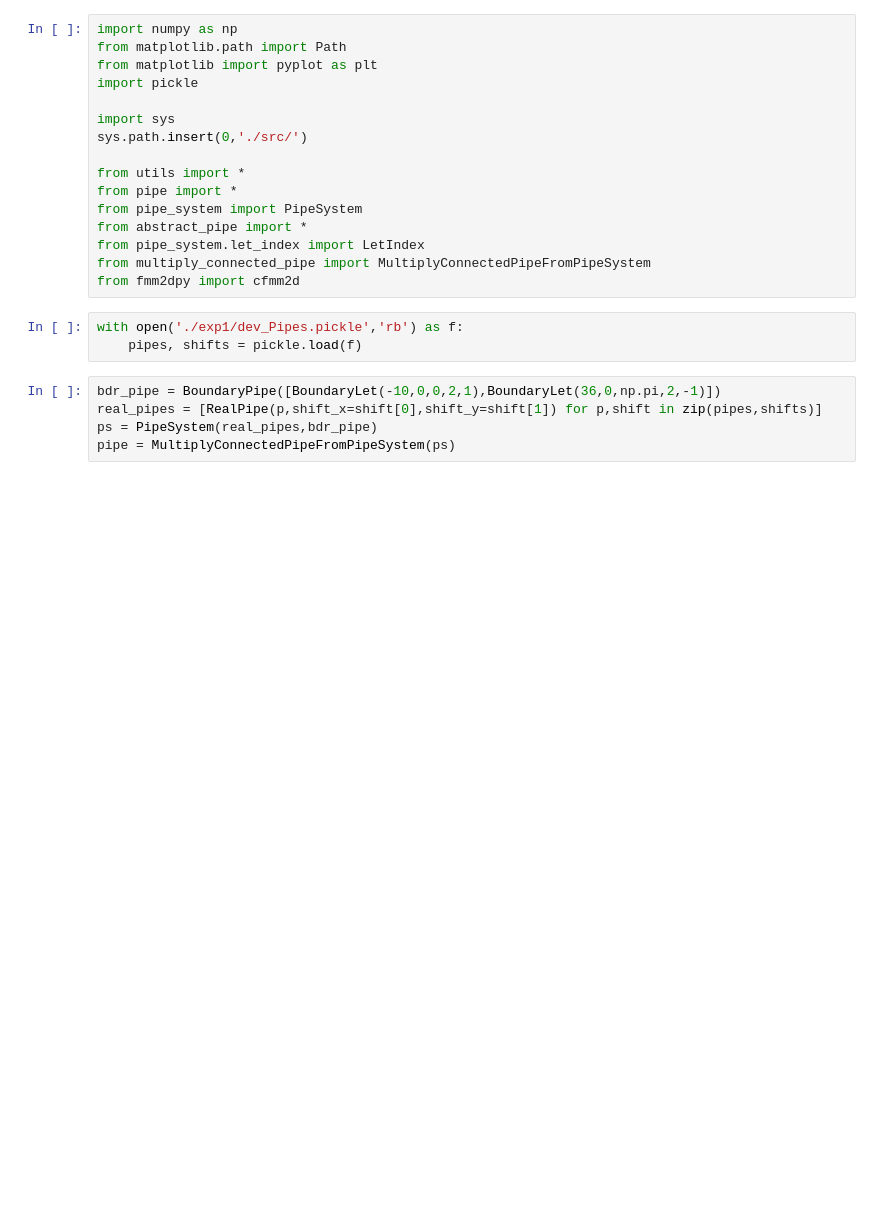
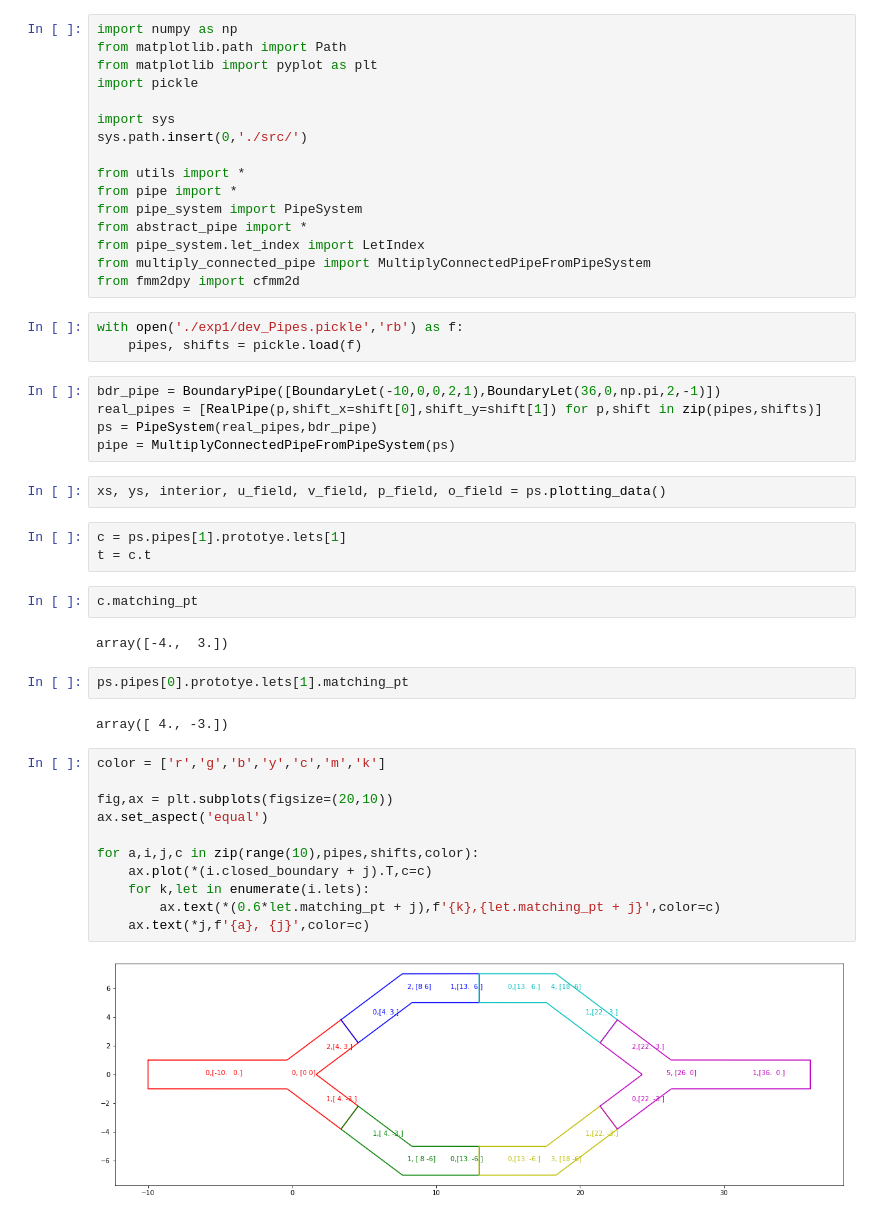
Before and after one commit to WangHaiYang874/stokes2d, a Jupyter notebook: test_fmm.ipynb, the cells around one changed output. Drawn from its saved outputs; the diff is of its cells as text; blank space fills up the shorter version.

```diff
--- a/test_fmm.ipynb
+++ b/test_fmm.ipynb
@@ -22,3 +22,29 @@ bdr_pipe = BoundaryPipe([BoundaryLet(-10,0,0,2,1),BoundaryLet(36,0,np.pi,2,-1)])
 real_pipes = [RealPipe(p,shift_x=shift[0],shift_y=shift[1]) for p,shift in zip(pipes,shifts)]
 ps = PipeSystem(real_pipes,bdr_pipe)
 pipe = MultiplyConnectedPipeFromPipeSystem(ps)
+# %%
+xs, ys, interior, u_field, v_field, p_field, o_field = ps.plotting_data()
+# %%
+c = ps.pipes[1].prototye.lets[1]
+t = c.t
+# %%
+c.matching_pt
+# %% [output]
+array([-4.,  3.])
+# %%
+ps.pipes[0].prototye.lets[1].matching_pt
+# %% [output]
+array([ 4., -3.])
+# %%
+color = ['r','g','b','y','c','m','k']
+
+fig,ax = plt.subplots(figsize=(20,10))
+ax.set_aspect('equal')
+
+for a,i,j,c in zip(range(10),pipes,shifts,color):
+    ax.plot(*(i.closed_boundary + j).T,c=c)
+    for k,let in enumerate(i.lets):
+        ax.text(*(0.6*let.matching_pt + j),f'{k},{let.matching_pt + j}',color=c)
+    ax.text(*j,f'{a}, {j}',color=c)
+# %% [output]
+[figure, added]
```
Also changed, not shown: parts of 8 cells of this notebook, 5 other files.
